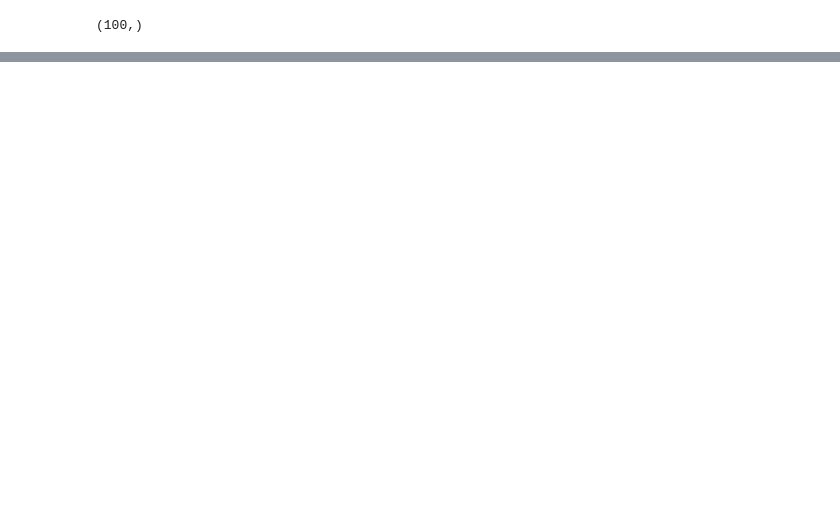
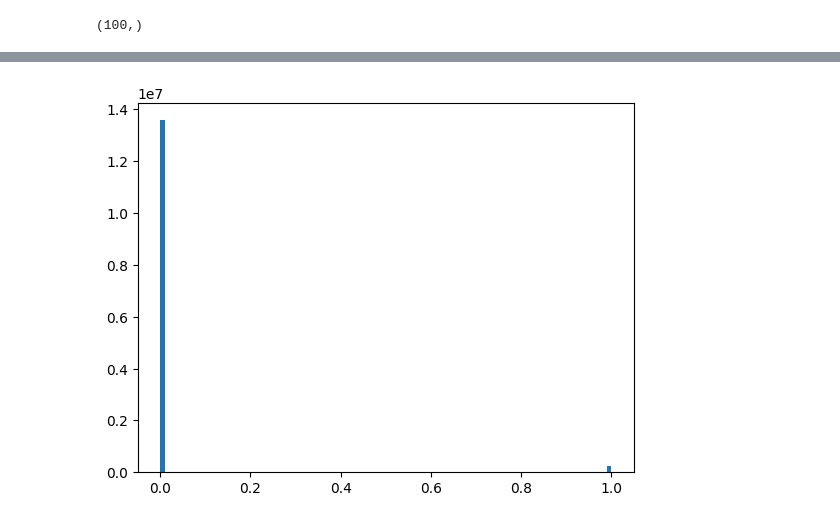
Before and after one commit to thimabru1010/AmazonDeforestation_Prediction, a Jupyter notebook: compute_metrics.ipynb, the cells around one changed output, grey strips where cells are left out. Cells and saved outputs as stored; diff of their text form; code cells hidden in the pictures; blank space fills up the shorter version.

```diff
--- a/compute_metrics.ipynb
+++ b/compute_metrics.ipynb
@@ -46,0 +52,8 @@ plt.show()
+# %%
+y_preds2 = y_preds[y_trues != -1]
+
+# Plot histogram
+plt.hist(y_preds2, bins=100)
+plt.show()
+# %% [output]
+[figure, added]
```
Also changed, not shown: parts of 4 cells of this notebook, 6 other files.
